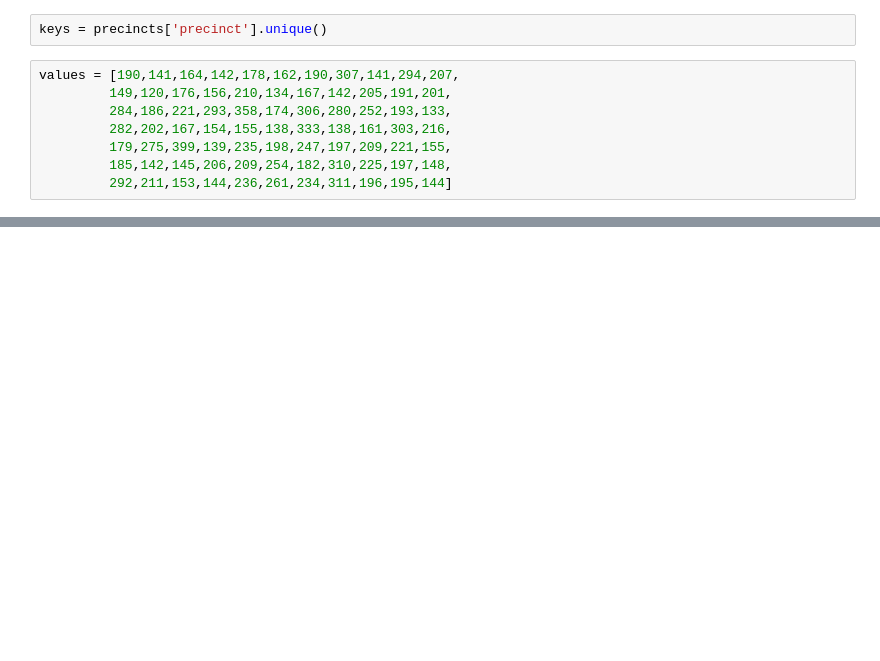
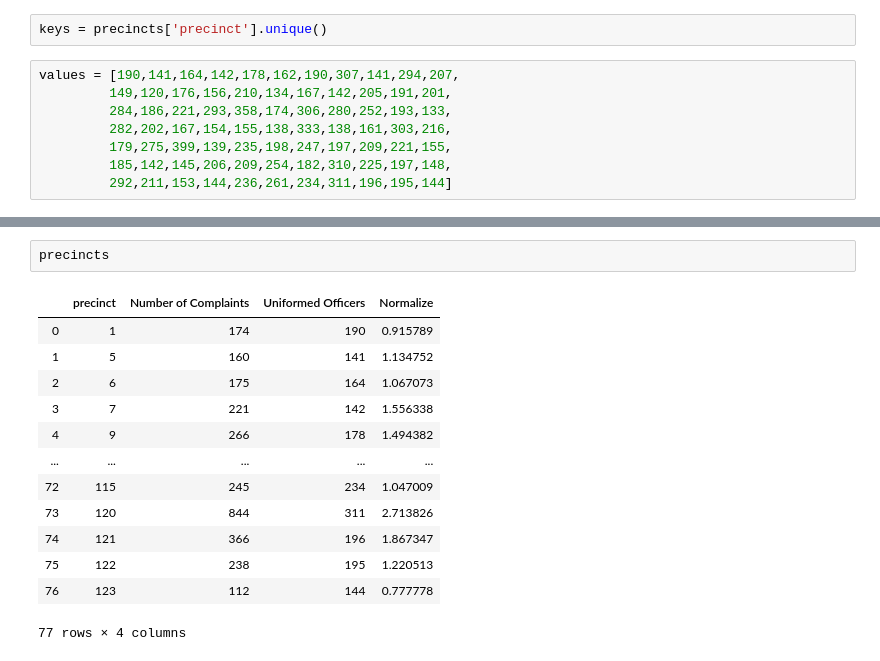
Before and after one commit to owenwjc/Projects, a Jupyter notebook: NYPD Complaints/ComplaintsStatistics.ipynb, the cells around one changed output, grey strips where cells are left out. Cells and saved outputs as stored; diff of their text form; blank space fills up the shorter version.

```diff
--- a/NYPD Complaints/ComplaintsStatistics.ipynb
+++ b/NYPD Complaints/ComplaintsStatistics.ipynb
@@ -32,0 +50,16 @@ def descentToString(precinct):
+# %%
+precincts
+# %% [output]
+|  | precinct | Number of Complaints | Uniformed Officers | Normalize |
+| 0 | 1 | 174 | 190 | 0.915789 |
+| 1 | 5 | 160 | 141 | 1.134752 |
+| 2 | 6 | 175 | 164 | 1.067073 |
+| 3 | 7 | 221 | 142 | 1.556338 |
+| 4 | 9 | 266 | 178 | 1.494382 |
+| ... | ... | ... | ... | ... |
+| 72 | 115 | 245 | 234 | 1.047009 |
+| 73 | 120 | 844 | 311 | 2.713826 |
+| 74 | 121 | 366 | 196 | 1.867347 |
+| 75 | 122 | 238 | 195 | 1.220513 |
+| 76 | 123 | 112 | 144 | 0.777778 |
+77 rows × 4 columns
```
Also changed, not shown: parts of 10 cells of this notebook.
